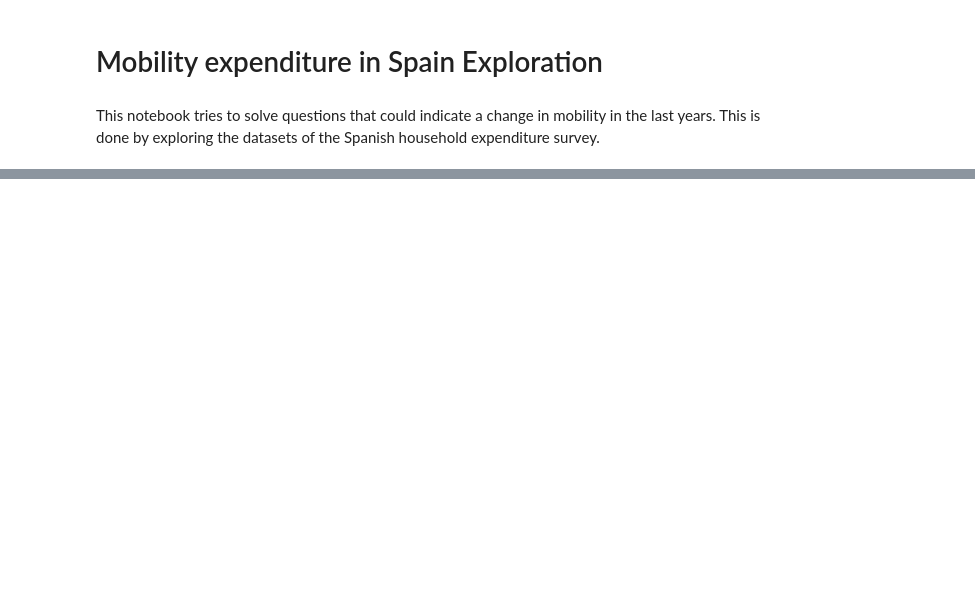
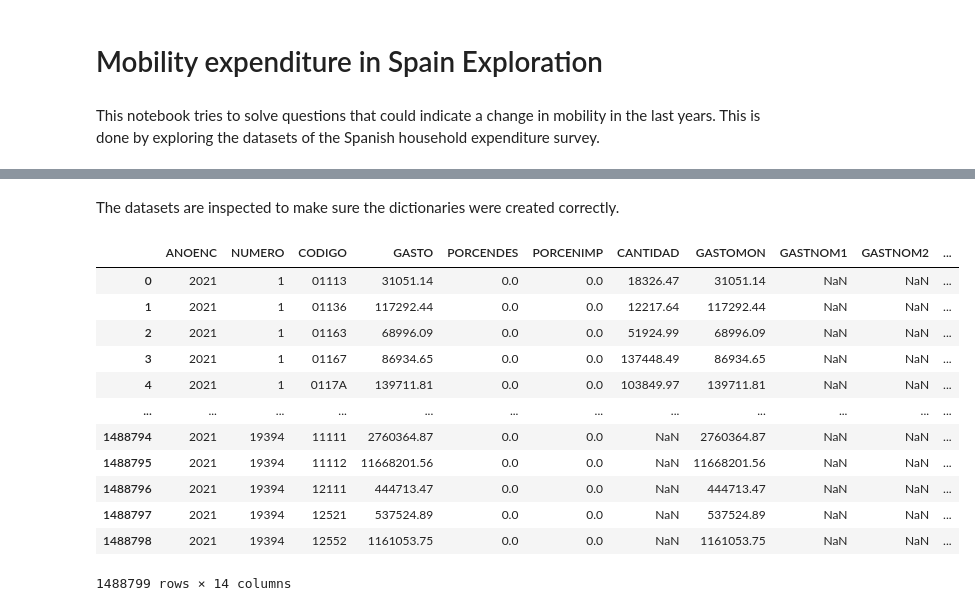
Before and after one commit to keilagg/HouseholdBudgetSurvey_, a Jupyter notebook: draft.ipynb, the cells around one changed output, grey strips where cells are left out. Drawn from its saved outputs; the diff is of its cells as text; code cells hidden in the pictures; blank space fills up the shorter version.

```diff
--- a/draft.ipynb
+++ b/draft.ipynb
@@ -84,0 +136,18 @@ Note: you may need to restart the kernel to use updated packages.
+# %% [markdown]
+The datasets are inspected to make sure the dictionaries were created correctly.
+# %%
+dict_df_EPF_all_expenses['2021']
+# %% [output]
+|  | ANOENC | NUMERO | CODIGO | GASTO | PORCENDES | PORCENIMP | CANTIDAD | GASTOMON | GASTNOM1 | GASTNOM2 | ... |
+| 0 | 2021 | 1 | 01113 | 31051.14 | 0.0 | 0.0 | 18326.47 | 31051.14 | NaN | NaN | ... |
+| 1 | 2021 | 1 | 01136 | 117292.44 | 0.0 | 0.0 | 12217.64 | 117292.44 | NaN | NaN | ... |
+| 2 | 2021 | 1 | 01163 | 68996.09 | 0.0 | 0.0 | 51924.99 | 68996.09 | NaN | NaN | ... |
+| 3 | 2021 | 1 | 01167 | 86934.65 | 0.0 | 0.0 | 137448.49 | 86934.65 | NaN | NaN | ... |
+| 4 | 2021 | 1 | 0117A | 139711.81 | 0.0 | 0.0 | 103849.97 | 139711.81 | NaN | NaN | ... |
+| ... | ... | ... | ... | ... | ... | ... | ... | ... | ... | ... | ... |
+| 1488794 | 2021 | 19394 | 11111 | 2760364.87 | 0.0 | 0.0 | NaN | 2760364.87 | NaN | NaN | ... |
+| 1488795 | 2021 | 19394 | 11112 | 11668201.56 | 0.0 | 0.0 | NaN | 11668201.56 | NaN | NaN | ... |
+| 1488796 | 2021 | 19394 | 12111 | 444713.47 | 0.0 | 0.0 | NaN | 444713.47 | NaN | NaN | ... |
+| 1488797 | 2021 | 19394 | 12521 | 537524.89 | 0.0 | 0.0 | NaN | 537524.89 | NaN | NaN | ... |
+| 1488798 | 2021 | 19394 | 12552 | 1161053.75 | 0.0 | 0.0 | NaN | 1161053.75 | NaN | NaN | ... |
+1488799 rows × 14 columns
```
Also changed, not shown: parts of 55 cells of this notebook, 5 other files.
